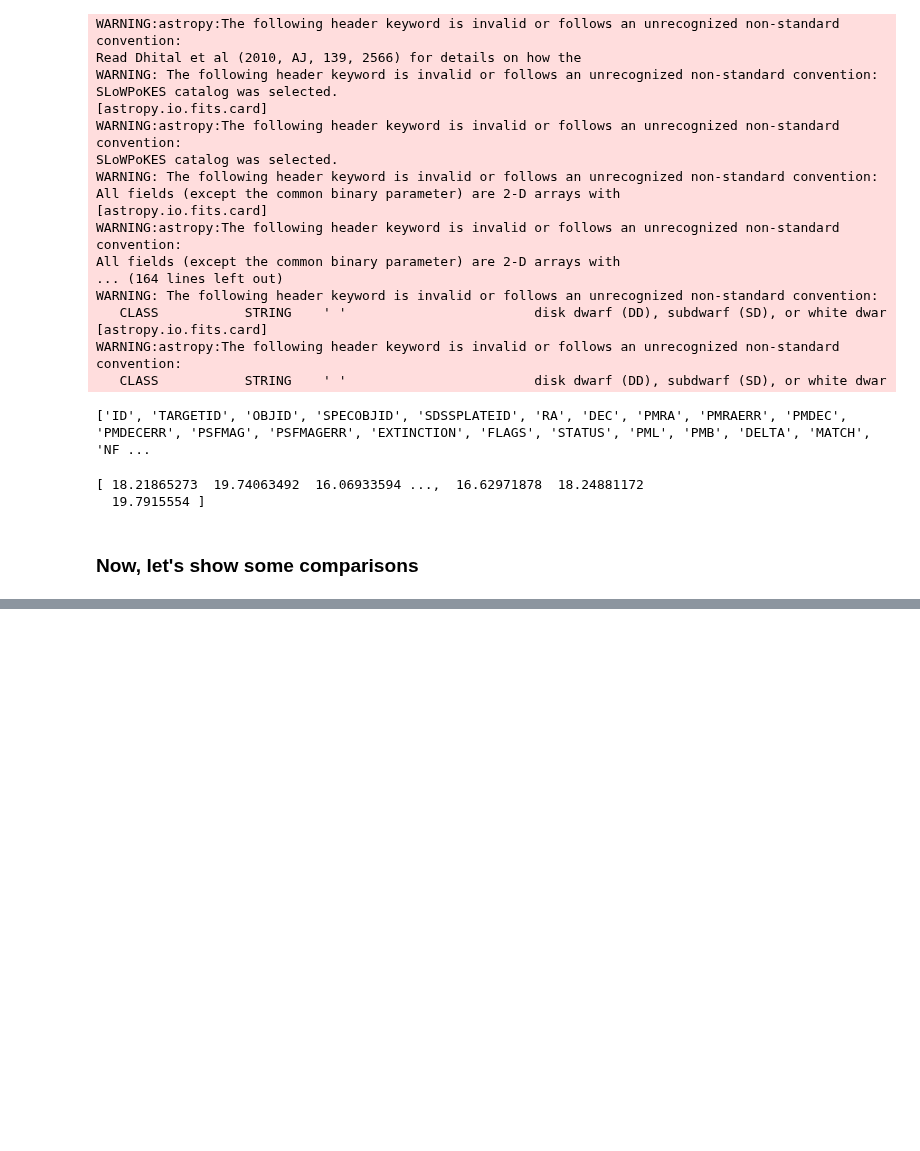
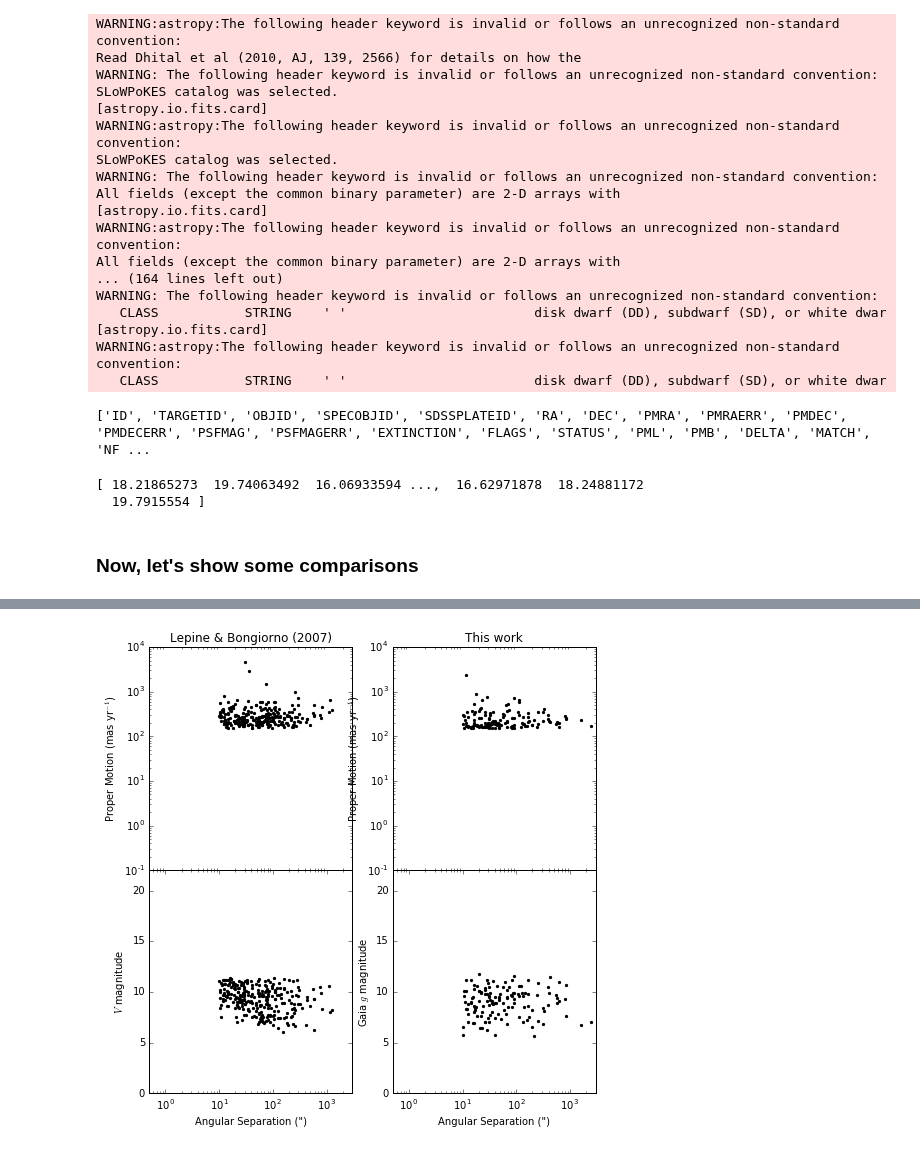
Before and after one commit to astroJeff/gaia_binaries, a Jupyter notebook: notebooks/Compare catalog.ipynb, the cells around one changed output, grey strips where cells are left out. Cells and saved outputs as stored; diff of their text form; code cells hidden in the pictures; blank space fills up the shorter version.

```diff
--- a/notebooks/Compare catalog.ipynb
+++ b/notebooks/Compare catalog.ipynb
@@ -171,0 +174,49 @@ plt.savefig('../figures/compare_catalog.pdf')
+# %%
+fig, ax = plt.subplots(2, 2, figsize=(8,8))
+
+
+idx = np.intersect1d(np.where(LB07['Vmag1'] > 6.0)[0], np.where(LB07['Vmag1'] < 11.5)[0])
+idx = np.intersect1d(idx, np.where(LB07['Angsep']>10.0)[0])
+# Lepine & Bongiorno (2007)
+LB07_pm = np.sqrt(LB07['pmRA1']**2 + LB07['pmDE1']**2) * 1.0e3
+#ax[0,0].scatter(LB07['Angsep'], LB07_pm, color='k', marker='.', rasterized=True)
+#ax[1,0].scatter(LB07['Angsep'], LB07['Vmag1'], color='k', marker='.', rasterized=True)
+ax[0,0].scatter(LB07['Angsep'][idx], LB07_pm[idx], color='k', marker='.', rasterized=True)
+ax[1,0].scatter(LB07['Angsep'][idx], LB07['Vmag1'][idx], color='k', marker='.', rasterized=True)
+ax[0,0].set_title("Lepine & Bongiorno (2007)")
+ax[1,0].set_ylabel(r'$V$ magnitude')
+
+
+
+
+# Our pairs
+TGAS_pm = np.sqrt(TGAS['mu_ra_1']**2 + TGAS['mu_dec_1']**2)
+idx = np.intersect1d(np.where(TGAS_pm > 150.0)[0], np.where(TGAS['theta']>10.0)[0])
+ax[0,1].scatter(TGAS['theta'][idx], TGAS_pm[idx], color='k', marker='.', rasterized=True)
+ax[1,1].scatter(TGAS['theta'][idx], TGAS['gaia_g_mag_1'][idx], color='k', marker='.', rasterized=True)
+ax[0,1].set_title('This work')
+ax[1,1].set_ylabel(r'Gaia $g$ magnitude')
+#ax[0,1].text(1, 0.2, "N = " + str(len(TGAS)))
+
+
+
+for i in np.arange(2):
+    ax[1,i].set_xscale('log')
+    ax[1,i].set_xlim(0.5, 3000)
+    ax[1,i].set_xlabel('Angular Separation (")')
+    ax[1,i].set_ylim(0,22)
+
+for i in np.arange(2):
+    ax[0,i].set_xscale('log')
+    ax[0,i].set_yscale('log')
+    ax[0,i].set_xlim(0.5, 3000)
+    ax[0,i].set_ylim(0.1, 1.0e4)
+    ax[0,i].set_xticks([])
+    ax[0,i].set_ylabel(r'Proper Motion (mas yr$^{-1}$)')
+
+
+
+plt.subplots_adjust(hspace=0)
+plt.show()
+# %% [output]
+[figure, added]
```
Also changed, not shown: parts of 3 cells of this notebook, 4 other files.
